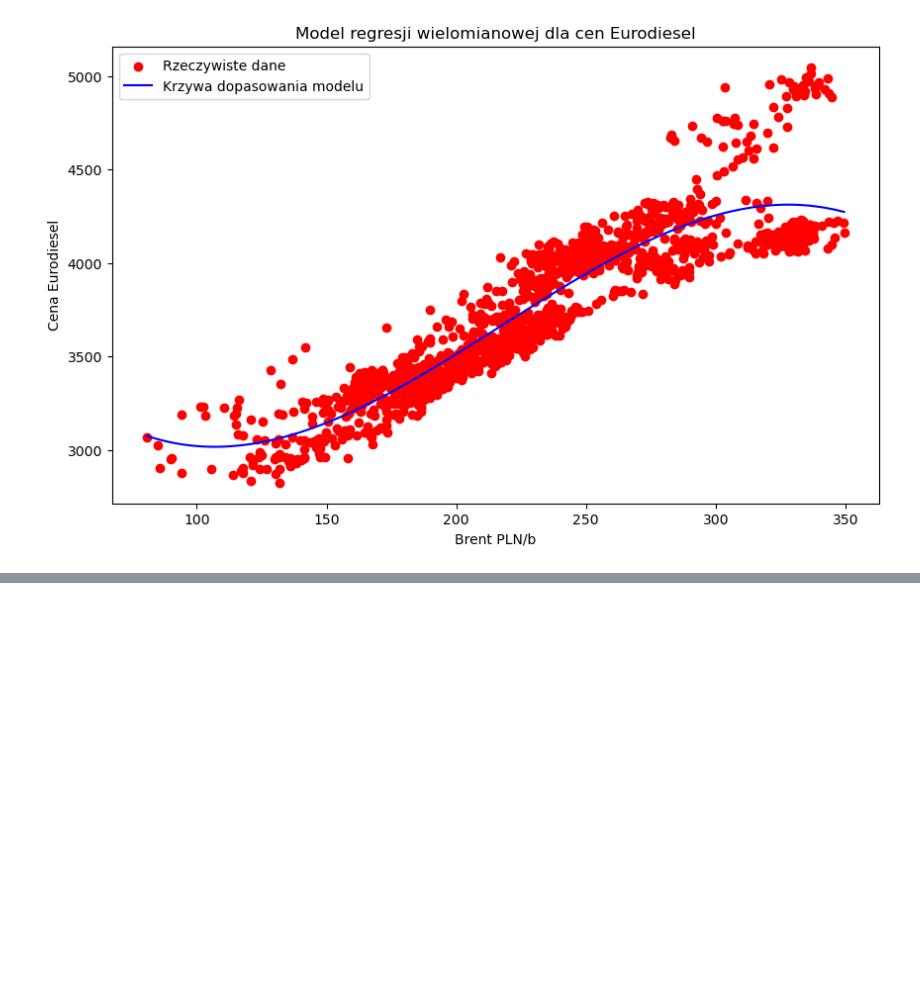
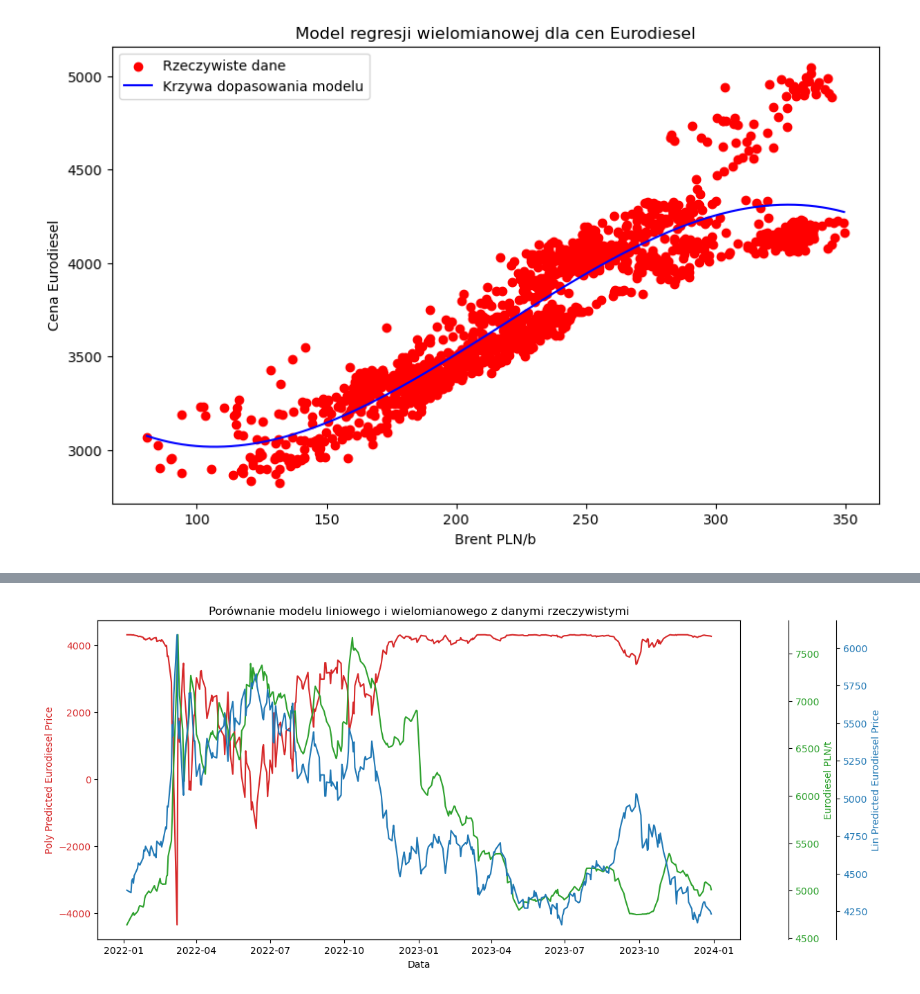
Before and after one commit to mariuszkam4/Orlen_fuel_prices, a Jupyter notebook: Orlen_fuel_prices.ipynb, the cells around one changed output, grey strips where cells are left out. Cells and saved outputs as stored; diff of their text form; code cells hidden in the pictures; blank space fills up the shorter version.

Commit message:
Zaktualizowano projekt o analizę porównawczą modeli - w trakcie analizy

```diff
--- a/Orlen_fuel_prices.ipynb
+++ b/Orlen_fuel_prices.ipynb
@@ -589,8 +589,8 @@ X_poly_train = poly.fit_transform(X_train)
 X_poly_test = poly.transform(X_test)
 # %%
 # Training the model
-model = LinearRegression()
-model.fit(X_poly_train, y_train)
+poly_model = LinearRegression()
+poly_model.fit(X_poly_train, y_train)
 # %% [output]
 LinearRegression()
 # %%
@@ -623,3 +623,12 @@ plt.legend()
 plt.show()
 # %% [output]
 [figure]
+# %%
+eurodiesel_predict = brent_PLN['2022-01-05':].copy()
+# %%
+# Evaluation of polynominal model performance on data from 2022
+X_new_data = eurodiesel_predict[['Brent PLN/b']].values
+X_poly_predict = poly.transform(X_new_data)
+predicted_poly_eurodiesel_prices = poly_model.predict(X_poly_predict)
+eurodiesel_predict['Predicted Eurodiesel Price'] = predicted_poly_eurodiesel_prices
+eurodiesel_predict
@@ -625,0 +650,30 @@ plt.show()
+# %%
+# Create a comparative chart of model and actual data
+fig, ax1 = plt.subplots(figsize=(12, 6))
+
+color = 'tab:red'
+ax1.set_xlabel('Data')
+ax1.set_ylabel('Poly Predicted Eurodiesel Price', color=color)
+ax1.plot(eurodiesel_predict['Predicted Eurodiesel Price'], color=color)
+ax1.tick_params(axis='y', labelcolor=color)
+
+ax2 = ax1.twinx()
+color = 'tab:green'
+ax2.spines['right'].set_position(('outward', 50))
+ax2.set_ylabel('Eurodiesel PLN/t', color=color)
+ax2.plot(eurodiesel_predict['Eurodiesel'], color=color)
+ax2.tick_params(axis='y', labelcolor=color)
+
+ax3 = ax1.twinx()
+ax3.set_xlabel('Data')
+color = 'tab:blue'
+ax3.spines['right'].set_position(('outward', 100))
+ax3.set_ylabel('Lin Predicted Eurodiesel Price', color=color)
+ax3.plot(brent_PLN_2022['Predicted Eurodiesel Price'], color=color)
+ax3.tick_params(axis='y', labelcolor=color)
+
+plt.title('Porównanie modelu liniowego i wielomianowego z danymi rzeczywistymi')
+
+plt.show()
+# %% [output]
+[figure, added]
```
Also changed, not shown: parts of 4 cells of this notebook.
